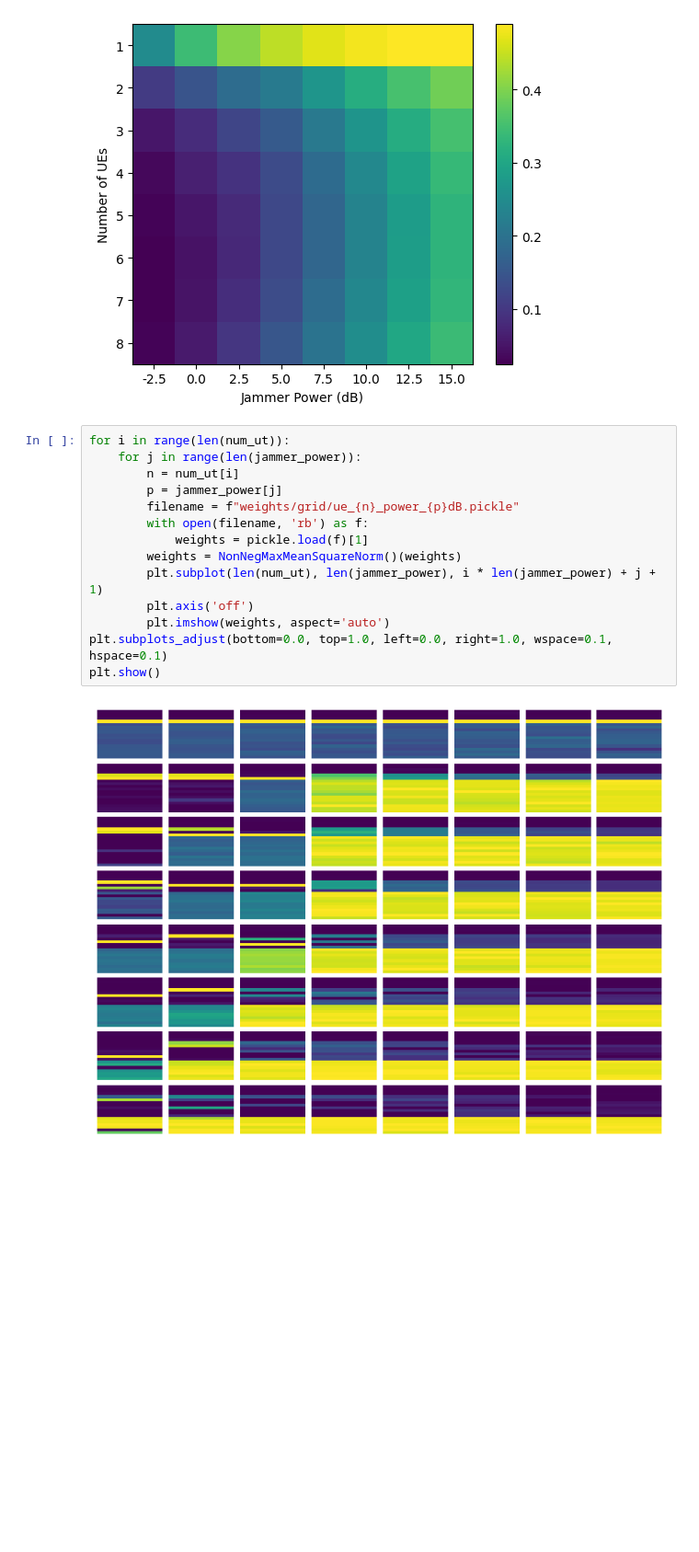
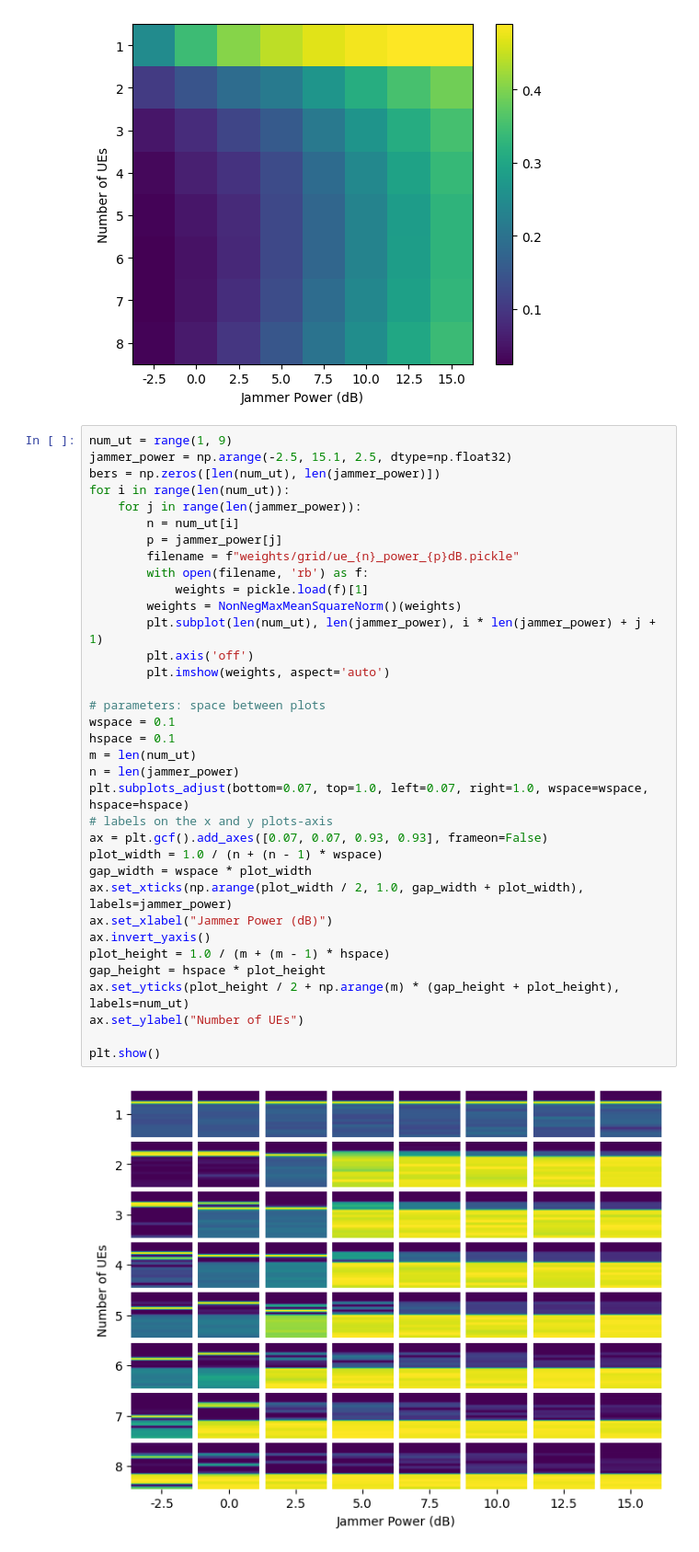
Before and after one commit to IIP-Group/pyjama, a Jupyter notebook: simulations/multi_user.ipynb, the cells around one changed output. Shown at 92% size. Cells and saved outputs as stored; diff of their text form; blank space fills up the shorter version.

Commit message:
fixed subplot-axis labeling

```diff
--- a/simulations/multi_user.ipynb
+++ b/simulations/multi_user.ipynb
@@ -248,18 +248,39 @@ plt.show()
 # %% [output]
 [figure]
 # %%
+num_ut = range(1, 9)
+jammer_power = np.arange(-2.5, 15.1, 2.5, dtype=np.float32)
+bers = np.zeros([len(num_ut), len(jammer_power)])
 for i in range(len(num_ut)):
     for j in range(len(jammer_power)):
         n = num_ut[i]
         p = jammer_power[j]
         filename = f"weights/grid/ue_{n}_power_{p}dB.pickle"
         with open(filename, 'rb') as f:
             weights = pickle.load(f)[1]
         weights = NonNegMaxMeanSquareNorm()(weights)
         plt.subplot(len(num_ut), len(jammer_power), i * len(jammer_power) + j + 1)
         plt.axis('off')
         plt.imshow(weights, aspect='auto')
-plt.subplots_adjust(bottom=0.0, top=1.0, left=0.0, right=1.0, wspace=0.1, hspace=0.1)
+
+# parameters: space between plots
+wspace = 0.1
+hspace = 0.1
+m = len(num_ut)
+n = len(jammer_power)
+plt.subplots_adjust(bottom=0.07, top=1.0, left=0.07, right=1.0, wspace=wspace, hspace=hspace)
+# labels on the x and y plots-axis
+ax = plt.gcf().add_axes([0.07, 0.07, 0.93, 0.93], frameon=False)
+plot_width = 1.0 / (n + (n - 1) * wspace)
+gap_width = wspace * plot_width
+ax.set_xticks(np.arange(plot_width / 2, 1.0, gap_width + plot_width), labels=jammer_power)
+ax.set_xlabel("Jammer Power (dB)")
+ax.invert_yaxis()
+plot_height = 1.0 / (m + (m - 1) * hspace)
+gap_height = hspace * plot_height
+ax.set_yticks(plot_height / 2 + np.arange(m) * (gap_height + plot_height), labels=num_ut)
+ax.set_ylabel("Number of UEs")
+
 plt.show()
 # %% [output]
-[figure, old version]
+[figure, new version]
```
